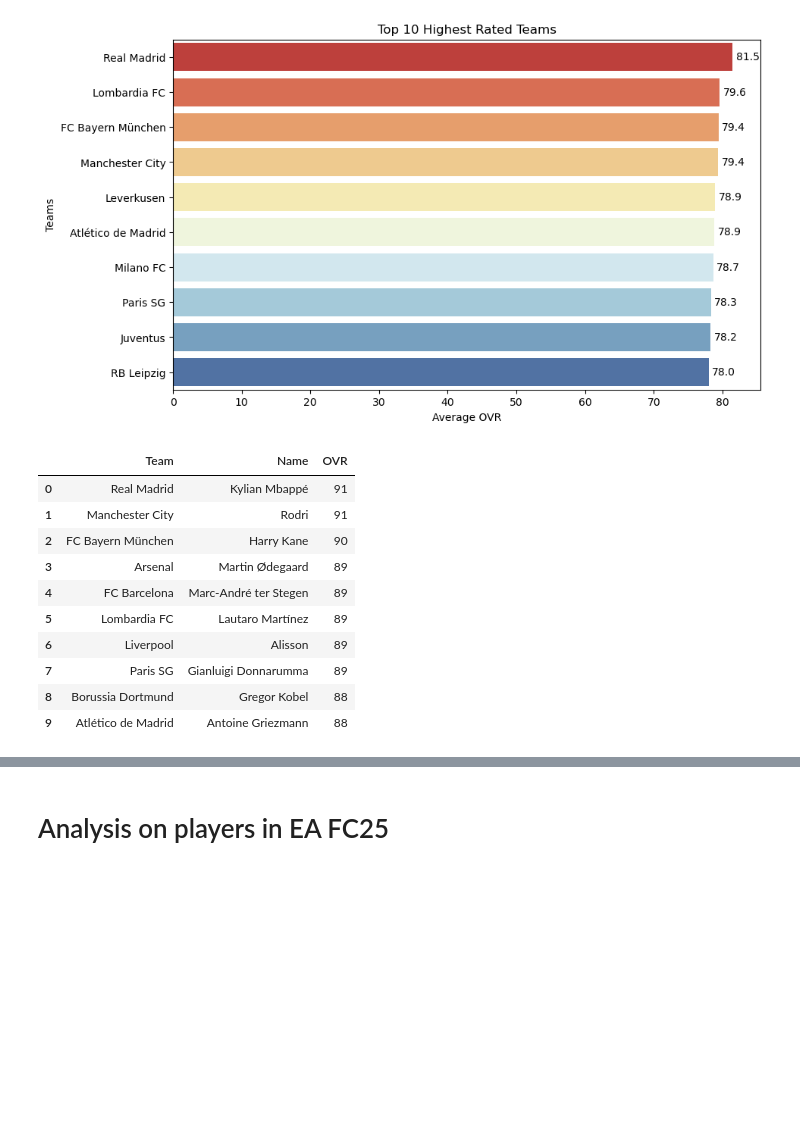
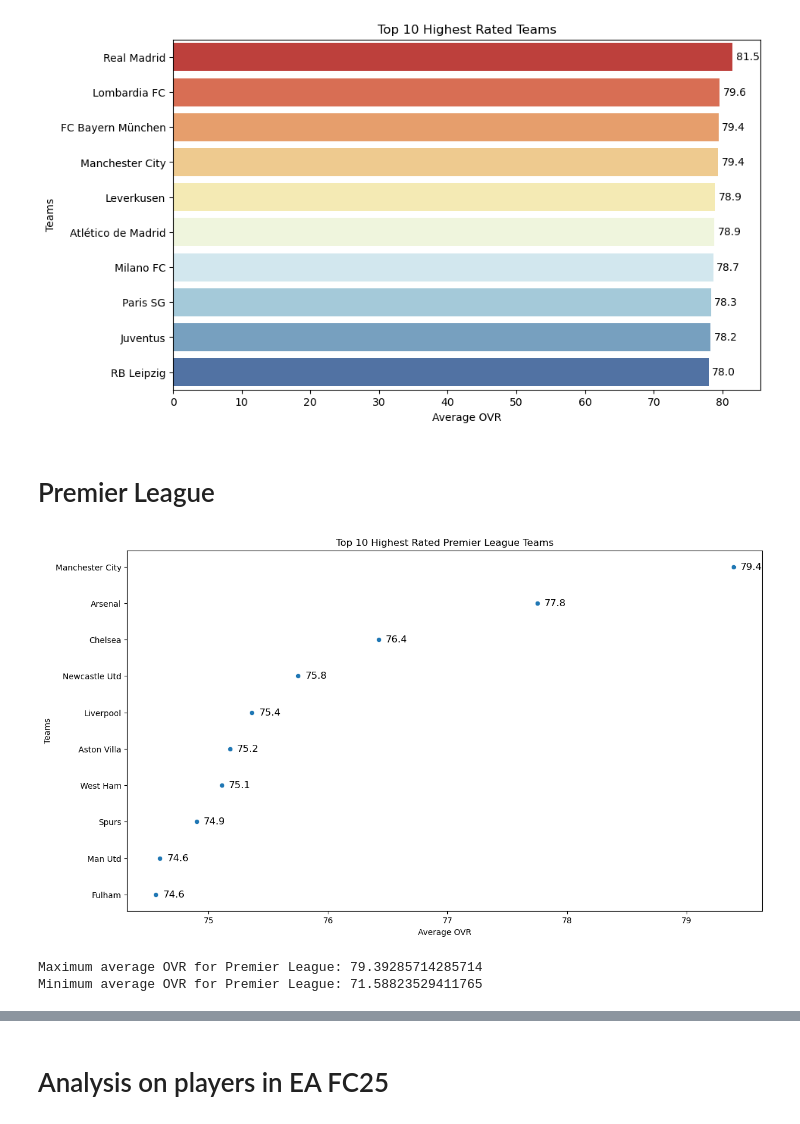
Before and after one commit to abryantgithub/FC25-EDA, a Jupyter notebook: FC25_EDA.ipynb, the cells around one changed output, grey strips where cells are left out. Saved outputs shown, nothing was run; the diff lists cells and outputs as text; code cells hidden in the pictures; blank space fills up the shorter version.

```diff
--- a/FC25_EDA.ipynb
+++ b/FC25_EDA.ipynb
@@ -355,21 +374,37 @@ plt.ylabel('Teams')
 plt.show()
 # %% [output]
 [figure]
-# %%
-# top 10 highest rated teams and their highest rated players
-
-highest_per_team = dfm.loc[dfm.groupby('Team')['OVR'].idxmax()][['Team', 'Name', 'OVR']]
-highest_per_team.reset_index(drop=True, inplace=True)
-highest_per_team.sort_values('OVR', ascending=False).head(10).reset_index(drop=True)
-# %% [output]
-|  | Team | Name | OVR |
-| 0 | Real Madrid | Kylian Mbappé | 91 |
-| 1 | Manchester City | Rodri | 91 |
-| 2 | FC Bayern München | Harry Kane | 90 |
-| 3 | Arsenal | Martin Ødegaard | 89 |
-| 4 | FC Barcelona | Marc-André ter Stegen | 89 |
-| 5 | Lombardia FC | Lautaro Martínez | 89 |
-| 6 | Liverpool | Alisson | 89 |
-| 7 | Paris SG | Gianluigi Donnarumma | 89 |
-| 8 | Borussia Dortmund | Gregor Kobel | 88 |
-| 9 | Atlético de Madrid | Antoine Griezmann | 88 |
+# %% [markdown]
+# Premier League
+# %%
+# Top 10 highest rated Premier League teams
+
+premier_league_teams = dfm[dfm['League'] == 'Premier League']
+top_teams_prem = premier_league_teams.groupby('Team')['OVR'].mean().sort_values(ascending=False).head(10)
+plt.figure(figsize=(14,8))
+sns.scatterplot(x=top_teams_prem.values, y=top_teams_prem.index)
+plt.title('Top 10 Highest Rated Premier League Teams')
+for x, y in enumerate(top_teams_prem.values):
+    plt.annotate(f'{y:.1f}', (y + 0.15, x), ha='center', va='center', fontsize=12)
+plt.xlabel('Average OVR')
+plt.ylabel('Teams')
+plt.show()
+# %% [output]
+[figure, added]
+# %%
+# Rating gap between highest and lowest rated team in the premier league
+premier_league_data = dfm[dfm['League'] == 'Premier League']
+
+# Group by team and calculate average OVR
+team_averages = premier_league_data.groupby('Team')['OVR'].mean()
+
+# Find maximum and minimum average OVRs for Premier League teams
+max_avg_ovr_prem = team_averages.max()
+min_avg_ovr_prem = team_averages.min()
+
+# Print the results
+print("Maximum average OVR for Premier League:", max_avg_ovr_prem)
+print("Minimum average OVR for Premier League:", min_avg_ovr_prem)
+# %% [output]
+Maximum average OVR for Premier League: 79.39285714285714
+Minimum average OVR for Premier League: 71.58823529411765
```
Also changed, not shown: parts of 17 cells of this notebook.
